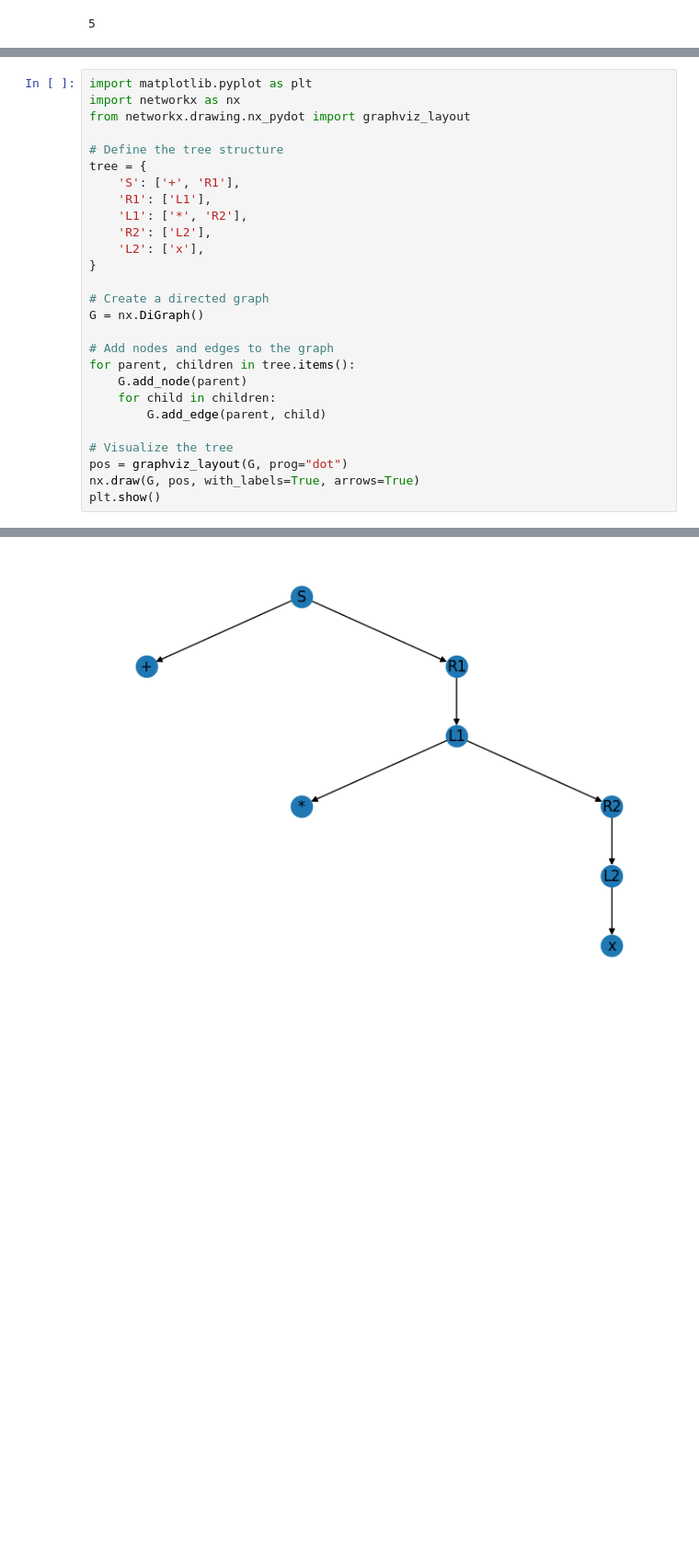
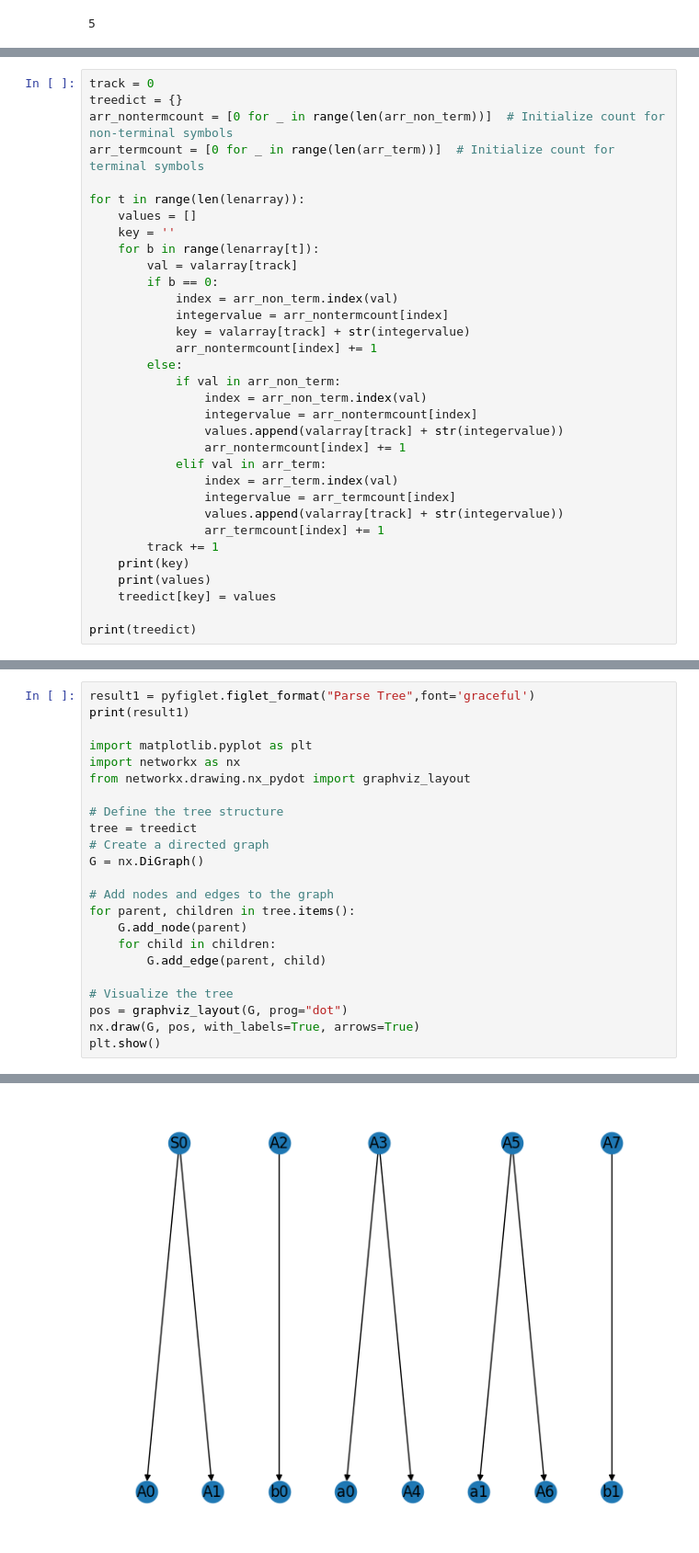
Before and after one commit to KAILASHVenkat/LR-Parser, a Jupyter notebook: LR_Parser11.ipynb, the cells around one changed output, grey strips where cells are left out. Shown at 92% size. Drawn from its saved outputs; the diff is of its cells as text; blank space fills up the shorter version.

```diff
--- a/LR_Parser11.ipynb
+++ b/LR_Parser11.ipynb
@@ -470,0 +521,33 @@ lenarray #represents children and groups
+# %%
+track = 0
+treedict = {}
+arr_nontermcount = [0 for _ in range(len(arr_non_term))]  # Initialize count for non-terminal symbols
+arr_termcount = [0 for _ in range(len(arr_term))]  # Initialize count for terminal symbols
+
+for t in range(len(lenarray)):
+    values = []
+    key = ''
+    for b in range(lenarray[t]):
+        val = valarray[track]
+        if b == 0:
+            index = arr_non_term.index(val)
+            integervalue = arr_nontermcount[index]
+            key = valarray[track] + str(integervalue)
+            arr_nontermcount[index] += 1
+        else:
+            if val in arr_non_term:
+                index = arr_non_term.index(val)
+                integervalue = arr_nontermcount[index]
+                values.append(valarray[track] + str(integervalue))
+                arr_nontermcount[index] += 1
+            elif val in arr_term:
+                index = arr_term.index(val)
+                integervalue = arr_termcount[index]
+                values.append(valarray[track] + str(integervalue))
+                arr_termcount[index] += 1
+        track += 1
+    print(key)
+    print(values)
+    treedict[key] = values
+
+print(treedict)
@@ -471,17 +566,13 @@ lenarray #represents children and groups
 # %%
+result1 = pyfiglet.figlet_format("Parse Tree",font='graceful')
+print(result1)
+
 import matplotlib.pyplot as plt
 import networkx as nx
 from networkx.drawing.nx_pydot import graphviz_layout
 
 # Define the tree structure
-tree = {
-    'S': ['+', 'R1'],
-    'R1': ['L1'],
-    'L1': ['*', 'R2'],
-    'R2': ['L2'],
-    'L2': ['x'],
-}
-
+tree = treedict
 # Create a directed graph
 G = nx.DiGraph()
 
@@ -501 +594 @@ See https://github.com/networkx/networkx/issues/5723
-[figure, old version]
+[figure, new version]
```
Also changed, not shown: parts of 9 cells of this notebook.
